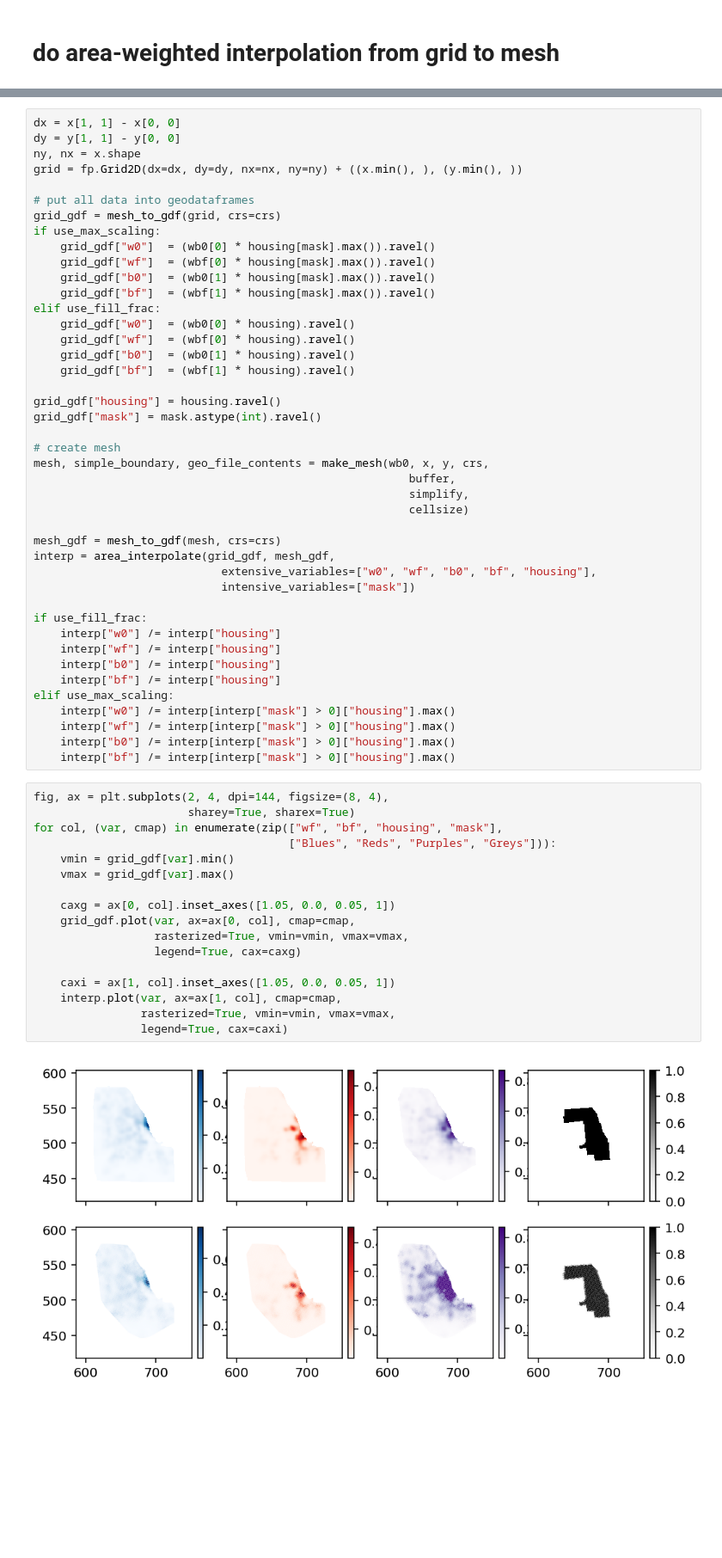
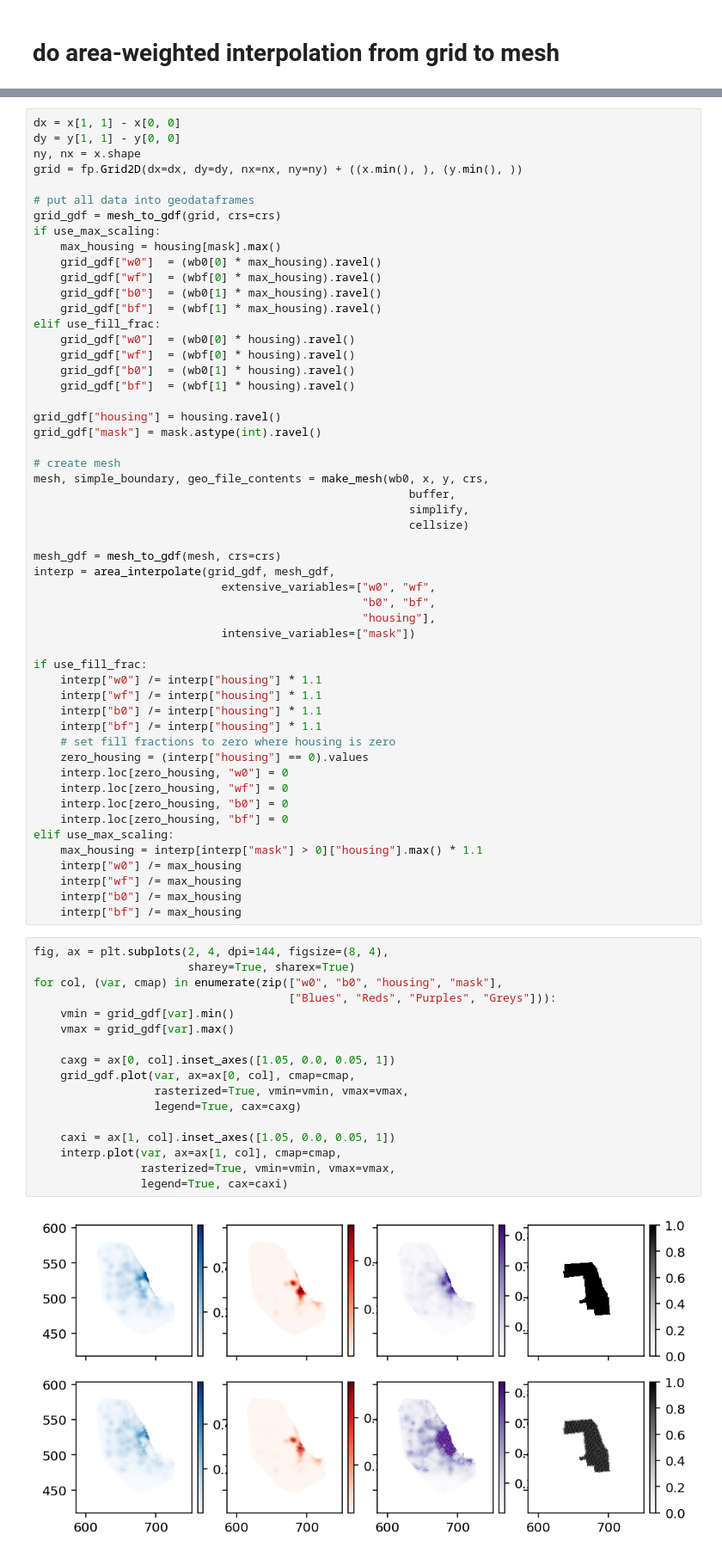
Before and after one commit to dsseara/sociohydro, a Jupyter notebook: sim/meanField/fvm/fvm_tests.ipynb, the cells around one changed output, grey strips where cells are left out. Shown at 86% size. Saved outputs shown, nothing was run; the diff lists cells and outputs as text; blank space fills up the shorter version.

```diff
--- a/sim/meanField/fvm/fvm_tests.ipynb
+++ b/sim/meanField/fvm/fvm_tests.ipynb
@@ -457,10 +476,11 @@ grid = fp.Grid2D(dx=dx, dy=dy, nx=nx, ny=ny) + ((x.min(), ), (y.min(), ))
 # put all data into geodataframes
 grid_gdf = mesh_to_gdf(grid, crs=crs)
 if use_max_scaling:
-    grid_gdf["w0"]  = (wb0[0] * housing[mask].max()).ravel()
-    grid_gdf["wf"]  = (wbf[0] * housing[mask].max()).ravel()
-    grid_gdf["b0"]  = (wb0[1] * housing[mask].max()).ravel()
-    grid_gdf["bf"]  = (wbf[1] * housing[mask].max()).ravel()
+    max_housing = housing[mask].max()
+    grid_gdf["w0"]  = (wb0[0] * max_housing).ravel()
+    grid_gdf["wf"]  = (wbf[0] * max_housing).ravel()
+    grid_gdf["b0"]  = (wb0[1] * max_housing).ravel()
+    grid_gdf["bf"]  = (wbf[1] * max_housing).ravel()
 elif use_fill_frac:
     grid_gdf["w0"]  = (wb0[0] * housing).ravel()
     grid_gdf["wf"]  = (wbf[0] * housing).ravel()
@@ -478,35 +498,44 @@ mesh, simple_boundary, geo_file_contents = make_mesh(wb0, x, y, crs,
 
 mesh_gdf = mesh_to_gdf(mesh, crs=crs)
 interp = area_interpolate(grid_gdf, mesh_gdf,
-                            extensive_variables=["w0", "wf", "b0", "bf", "housing"],
+                            extensive_variables=["w0", "wf",
+                                                 "b0", "bf",
+                                                 "housing"],
                             intensive_variables=["mask"])
 
 if use_fill_frac:
-    interp["w0"] /= interp["housing"]
-    interp["wf"] /= interp["housing"]
-    interp["b0"] /= interp["housing"]
-    interp["bf"] /= interp["housing"]
+    interp["w0"] /= interp["housing"] * 1.1
+    interp["wf"] /= interp["housing"] * 1.1
+    interp["b0"] /= interp["housing"] * 1.1
+    interp["bf"] /= interp["housing"] * 1.1
+    # set fill fractions to zero where housing is zero
+    zero_housing = (interp["housing"] == 0).values
+    interp.loc[zero_housing, "w0"] = 0
+    interp.loc[zero_housing, "wf"] = 0
+    interp.loc[zero_housing, "b0"] = 0
+    interp.loc[zero_housing, "bf"] = 0
 elif use_max_scaling:
-    interp["w0"] /= interp[interp["mask"] > 0]["housing"].max()
-    interp["wf"] /= interp[interp["mask"] > 0]["housing"].max()
-    interp["b0"] /= interp[interp["mask"] > 0]["housing"].max()
-    interp["bf"] /= interp[interp["mask"] > 0]["housing"].max()
+    max_housing = interp[interp["mask"] > 0]["housing"].max() * 1.1
+    interp["w0"] /= max_housing
+    interp["wf"] /= max_housing
+    interp["b0"] /= max_housing
+    interp["bf"] /= max_housing
 # %%
 fig, ax = plt.subplots(2, 4, dpi=144, figsize=(8, 4),
                        sharey=True, sharex=True)
-for col, (var, cmap) in enumerate(zip(["wf", "bf", "housing", "mask"],
+for col, (var, cmap) in enumerate(zip(["w0", "b0", "housing", "mask"],
                                       ["Blues", "Reds", "Purples", "Greys"])):
     vmin = grid_gdf[var].min()
     vmax = grid_gdf[var].max()
 
     caxg = ax[0, col].inset_axes([1.05, 0.0, 0.05, 1])
     grid_gdf.plot(var, ax=ax[0, col], cmap=cmap,
                   rasterized=True, vmin=vmin, vmax=vmax,
                   legend=True, cax=caxg)
 
     caxi = ax[1, col].inset_axes([1.05, 0.0, 0.05, 1])
     interp.plot(var, ax=ax[1, col], cmap=cmap,
                 rasterized=True, vmin=vmin, vmax=vmax,
                 legend=True, cax=caxi)
 # %% [output]
-[figure, old version]
+[figure, new version]
```
Also changed, not shown: parts of 8 cells of this notebook.
